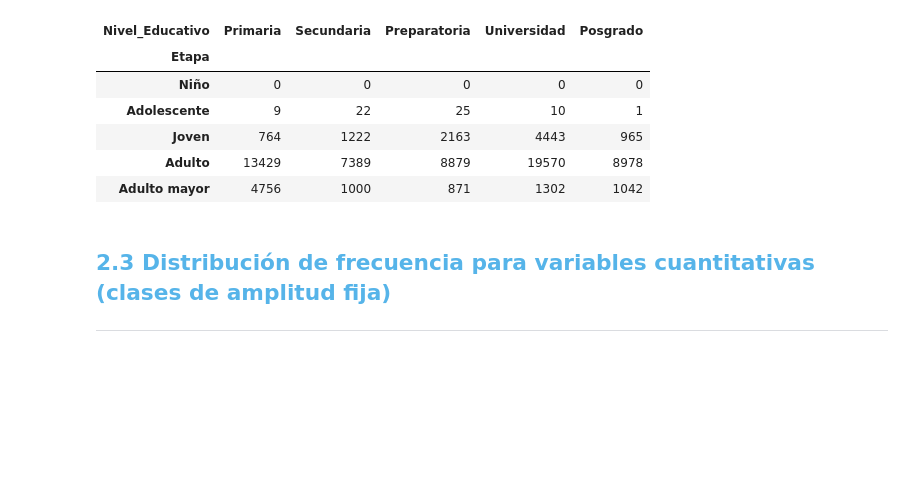
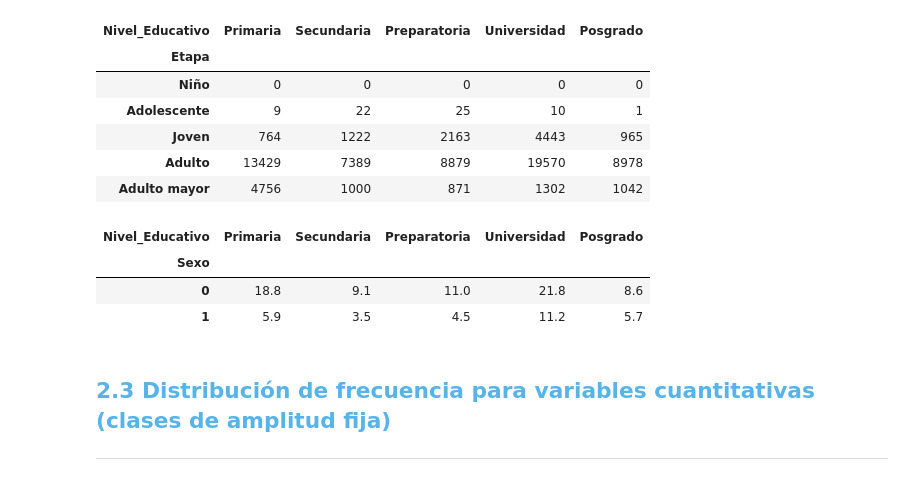
Before and after one commit to MyAppsTest/Estadistica_con_Python, a Jupyter notebook: Curso_de_Estadística_con_Python_1.ipynb, the cells around one changed output. Saved outputs shown, nothing was run; the diff lists cells and outputs as text; code cells hidden in the pictures; blank space fills up the shorter version.

```diff
--- a/Curso_de_Estadística_con_Python_1.ipynb
+++ b/Curso_de_Estadística_con_Python_1.ipynb
@@ -484,6 +484,13 @@ pd.crosstab(datos.Etapa, datos.Nivel_Educativo, aggfunc='count', values=datos.In
 | Joven | 764 | 1222 | 2163 | 4443 | 965 |
 | Adulto | 13429 | 7389 | 8879 | 19570 | 8978 |
 | Adulto mayor | 4756 | 1000 | 871 | 1302 | 1042 |
+# %%
+(pd.crosstab(datos.Sexo, datos.Nivel_Educativo, aggfunc='count', values=datos.Ingreso, normalize=True).round(3)) * 100
+# %% [output]
+| Nivel_Educativo | Primaria | Secundaria | Preparatoria | Universidad | Posgrado |
+| Sexo |  |  |  |  |  |
+| 0 | 18.8 | 9.1 | 11.0 | 21.8 | 8.6 |
+| 1 | 5.9 | 3.5 | 4.5 | 11.2 | 5.7 |
 # %% [markdown]
 ## <font color=#56B4E9>2.3 Distribución de frecuencia para variables cuantitativas (clases de amplitud fija)</font>
 ***
```
Also changed, not shown: parts of 7 cells of this notebook.
